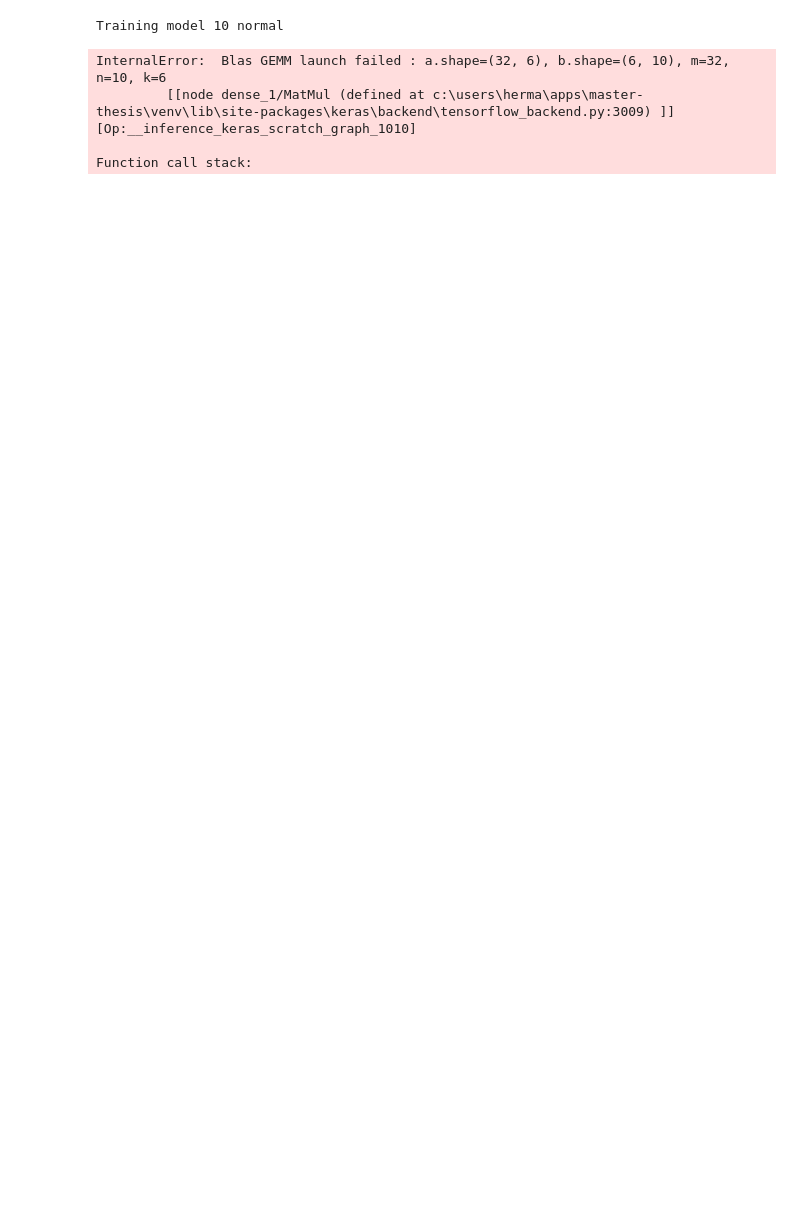
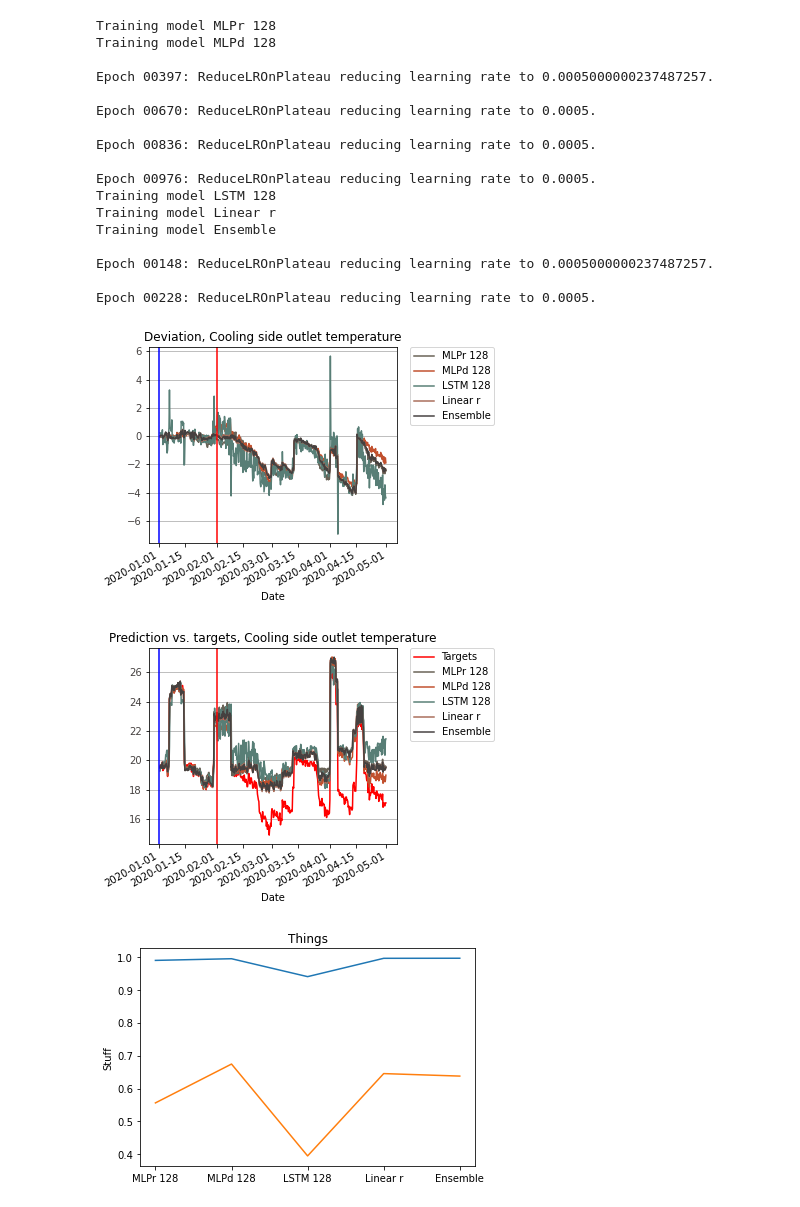
Before and after one commit to hermanwh/master-thesis, a Jupyter notebook: example_MLP_comparisons.ipynb, the cells around one changed output. Drawn from its saved outputs; the diff is of its cells as text; code cells hidden in the pictures; blank space fills up the shorter version.

```diff
--- a/example_MLP_comparisons.ipynb
+++ b/example_MLP_comparisons.ipynb
@@ -172,21 +65,46 @@ sklearnLinearModel = models.sklearnRidgeCV(
+# %%
+mlp_10 = mlApi.MLP('MLP 10', layers=[10])
+mlp_20 = mlApi.MLP('MLP 20', layers=[20])
+mlp_128 = mlApi.MLP('MLP 128', layers=[128])
+mlp_10_reg = mlApi.MLP_Regularized('MLPr 10', layers=[10])
+mlp_20_reg = mlApi.MLP_Regularized('MLPr 20', layers=[20])
+mlp_128_reg = mlApi.MLP_Regularized('MLPr 128', layers=[128])
+mlp_128_dropout = mlApi.MLP_Dropout('MLPd 128', layers=[128], dropoutRate=0.2)
+lstm_128 = mlApi.LSTM('LSTM 128', enrolWindow=1)
+linear = mlApi.Linear('Linear')
+linear_reg = mlApi.Linear_Regularized('Linear r')
+ensemble = mlApi.Ensemble('Ensemble', [mlp_128_reg, linear_reg])
+
+modelList = [
+    mlp_128_reg,
+    mlp_128_dropout,
+    lstm_128,
+    linear_reg,
+    ensemble
+]
 # %%
-modelList = [
-    mlp_10,
-    mlp_20,
-    mlp_128,
-    mlp_10_10,
-    mlp_32_32,
-    mlp_128_128,
-    sklearnLinearModel,
-]
-
 mlApi.initModels(modelList)
-retrain=False
+retrain=True
 mlApi.trainModels(retrain)
 modelNames, metrics_train, metrics_test = mlApi.predictWithModels(plot=True)
 # %% [output]
-Training model 10 normal
+Training model MLPr 128
+Training model MLPd 128
+
+Epoch 00397: ReduceLROnPlateau reducing learning rate to 0.0005000000237487257.
+
+Epoch 00670: ReduceLROnPlateau reducing learning rate to 0.0005.
+
+Epoch 00836: ReduceLROnPlateau reducing learning rate to 0.0005.
+
+Epoch 00976: ReduceLROnPlateau reducing learning rate to 0.0005.
+Training model LSTM 128
+Training model Linear r
+Training model Ensemble
+
+Epoch 00148: ReduceLROnPlateau reducing learning rate to 0.0005000000237487257.
+
+Epoch 00228: ReduceLROnPlateau reducing learning rate to 0.0005.
-InternalError:  Blas GEMM launch failed : a.shape=(32, 6), b.shape=(6, 10), m=32, n=10, k=6
-         [[node dense_1/MatMul (defined at c:\users\herma\apps\master-thesis\venv\lib\site-packages\keras\backend\tensorflow_backend.py:3009) ]] [Op:__inference_keras_scratch_graph_1010]
-
-Function call stack:
+[figure, added]
+[figure, added]
+[figure, added]
```
Also changed, not shown: parts of 6 cells of this notebook, 8 other files.
